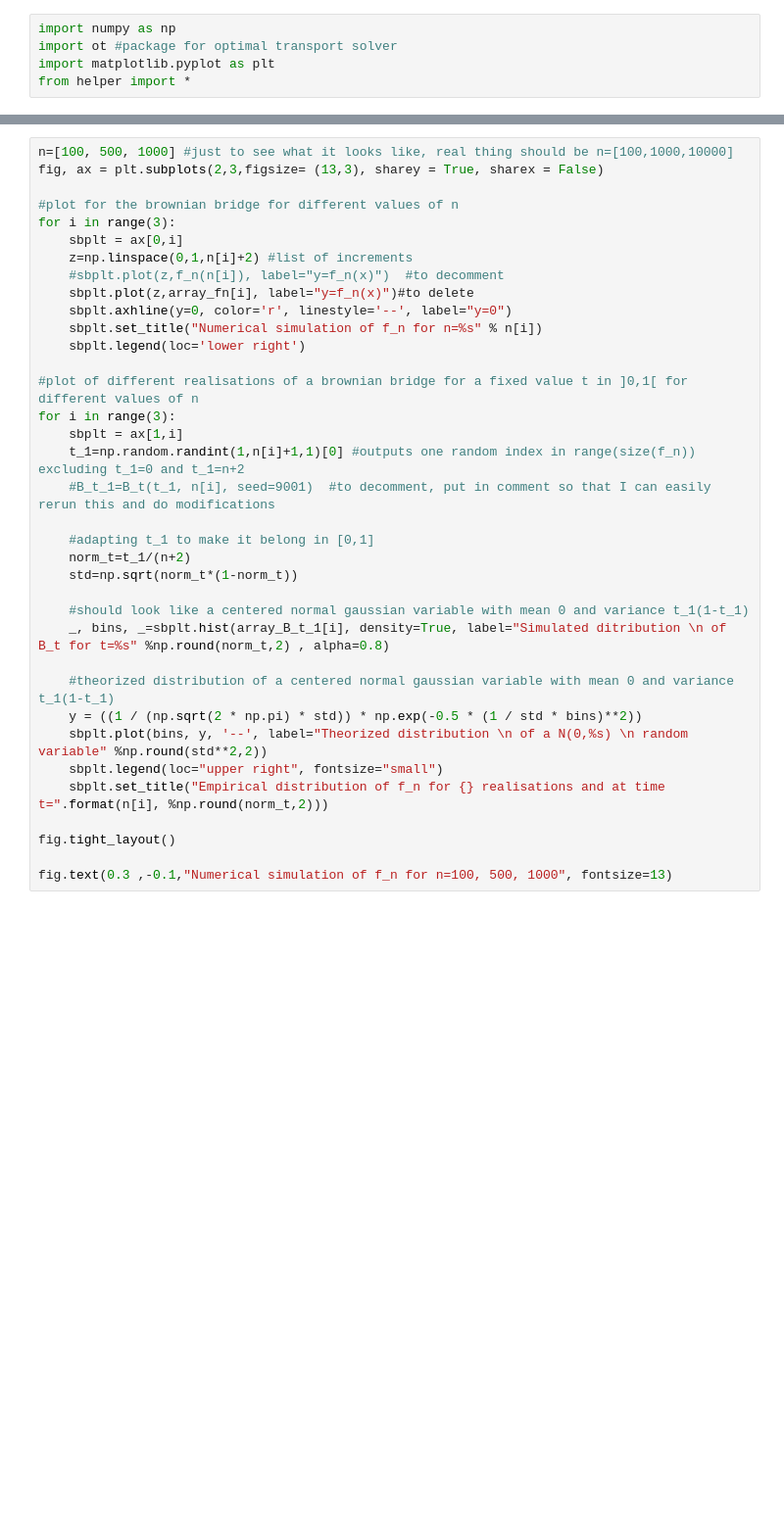
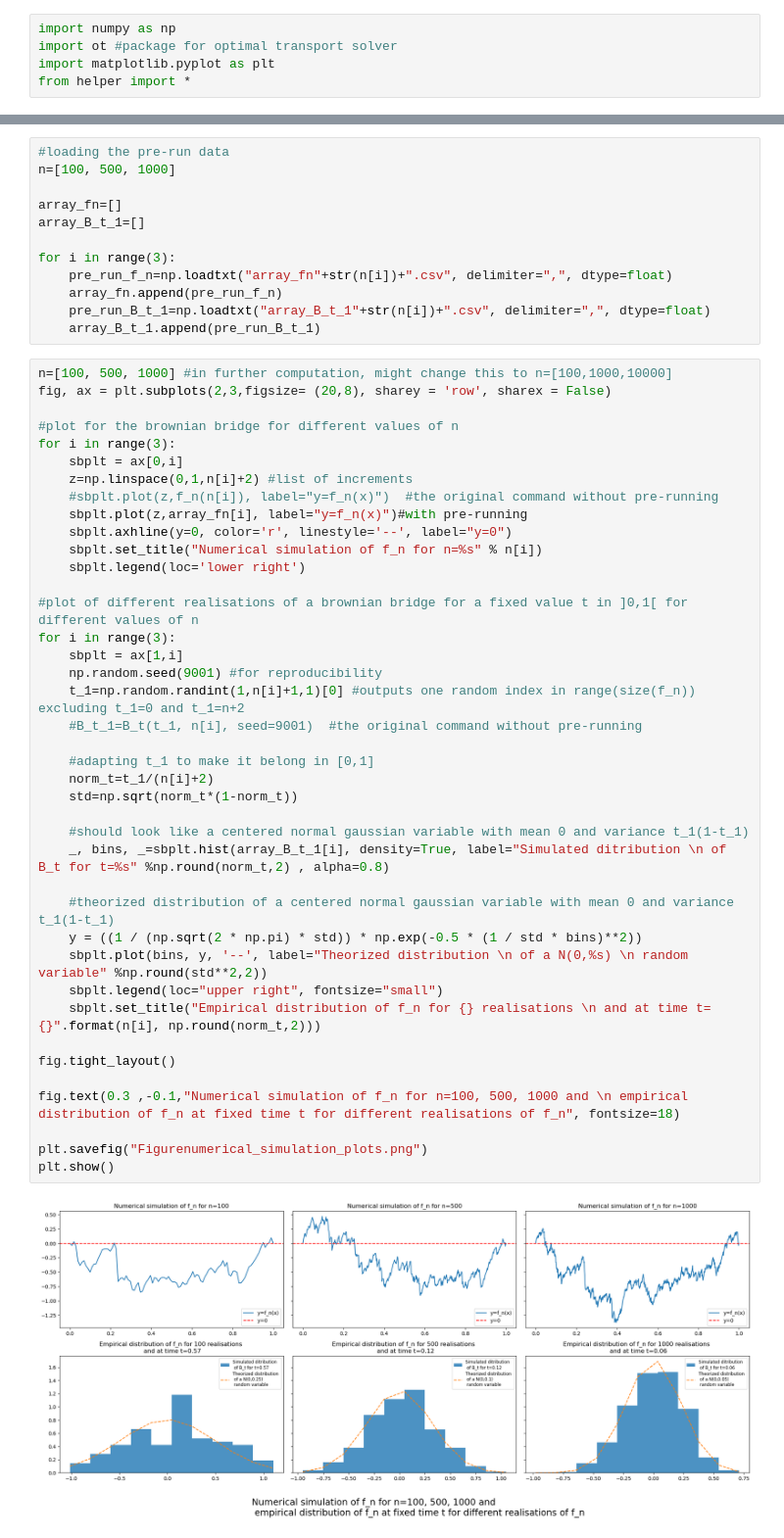
Before and after one commit to Armelle-h/Statistical_property_Optimal_Transport, a Jupyter notebook: Dimension_1_final_version.ipynb, the cells around one changed output, grey strips where cells are left out. Shown: that part at 98% size. Drawn from its saved outputs; the diff is of its cells as text; blank space fills up the shorter version.

Commit message:
finished plots and cleaned repo

```diff
--- a/Dimension_1_final_version.ipynb
+++ b/Dimension_1_final_version.ipynb
@@ -32,39 +28,57 @@ for i in range(3):
 
 #np.savetxt("array_fn.csv", array_fn, delimiter = ",")
 #np.savetxt("array_B_t_1.csv", array_B_t_1, delimiter = ",")
+# %%
+#loading the pre-run data
+n=[100, 500, 1000]
+
+array_fn=[]
+array_B_t_1=[]
+
+for i in range(3):
+    pre_run_f_n=np.loadtxt("array_fn"+str(n[i])+".csv", delimiter=",", dtype=float)
+    array_fn.append(pre_run_f_n)
+    pre_run_B_t_1=np.loadtxt("array_B_t_1"+str(n[i])+".csv", delimiter=",", dtype=float)
+    array_B_t_1.append(pre_run_B_t_1)
 # %%
-n=[100, 500, 1000] #just to see what it looks like, real thing should be n=[100,1000,10000]
-fig, ax = plt.subplots(2,3,figsize= (13,3), sharey = True, sharex = False)
+n=[100, 500, 1000] #in further computation, might change this to n=[100,1000,10000]
+fig, ax = plt.subplots(2,3,figsize= (20,8), sharey = 'row', sharex = False)
 
 #plot for the brownian bridge for different values of n
 for i in range(3):
     sbplt = ax[0,i]
     z=np.linspace(0,1,n[i]+2) #list of increments
-    #sbplt.plot(z,f_n(n[i]), label="y=f_n(x)")  #to decomment
-    sbplt.plot(z,array_fn[i], label="y=f_n(x)")#to delete
+    #sbplt.plot(z,f_n(n[i]), label="y=f_n(x)")  #the original command without pre-running
+    sbplt.plot(z,array_fn[i], label="y=f_n(x)")#with pre-running
     sbplt.axhline(y=0, color='r', linestyle='--', label="y=0")
     sbplt.set_title("Numerical simulation of f_n for n=%s" % n[i])
     sbplt.legend(loc='lower right')
 
 #plot of different realisations of a brownian bridge for a fixed value t in ]0,1[ for different values of n
 for i in range(3):
     sbplt = ax[1,i]
+    np.random.seed(9001) #for reproducibility
     t_1=np.random.randint(1,n[i]+1,1)[0] #outputs one random index in range(size(f_n)) excluding t_1=0 and t_1=n+2
-    #B_t_1=B_t(t_1, n[i], seed=9001)  #to decomment, put in comment so that I can easily rerun this and do modifications
+    #B_t_1=B_t(t_1, n[i], seed=9001)  #the original command without pre-running
 
     #adapting t_1 to make it belong in [0,1]
-    norm_t=t_1/(n+2)
+    norm_t=t_1/(n[i]+2)
     std=np.sqrt(norm_t*(1-norm_t))
 
     #should look like a centered normal gaussian variable with mean 0 and variance t_1(1-t_1)
     _, bins, _=sbplt.hist(array_B_t_1[i], density=True, label="Simulated ditribution \n of B_t for t=%s" %np.round(norm_t,2) , alpha=0.8)
 
     #theorized distribution of a centered normal gaussian variable with mean 0 and variance t_1(1-t_1)
     y = ((1 / (np.sqrt(2 * np.pi) * std)) * np.exp(-0.5 * (1 / std * bins)**2))
     sbplt.plot(bins, y, '--', label="Theorized distribution \n of a N(0,%s) \n random variable" %np.round(std**2,2))
     sbplt.legend(loc="upper right", fontsize="small")
-    sbplt.set_title("Empirical distribution of f_n for {} realisations and at time t=".format(n[i], %np.round(norm_t,2)))
+    sbplt.set_title("Empirical distribution of f_n for {} realisations \n and at time t={}".format(n[i], np.round(norm_t,2)))
 
 fig.tight_layout()
 
-fig.text(0.3 ,-0.1,"Numerical simulation of f_n for n=100, 500, 1000", fontsize=13)
+fig.text(0.3 ,-0.1,"Numerical simulation of f_n for n=100, 500, 1000 and \n empirical distribution of f_n at fixed time t for different realisations of f_n", fontsize=18)
+
+plt.savefig("Figurenumerical_simulation_plots.png")
+plt.show()
+# %% [output]
+[figure, added]
```
Also changed, not shown: parts of 6 cells of this notebook, 9 other files.
